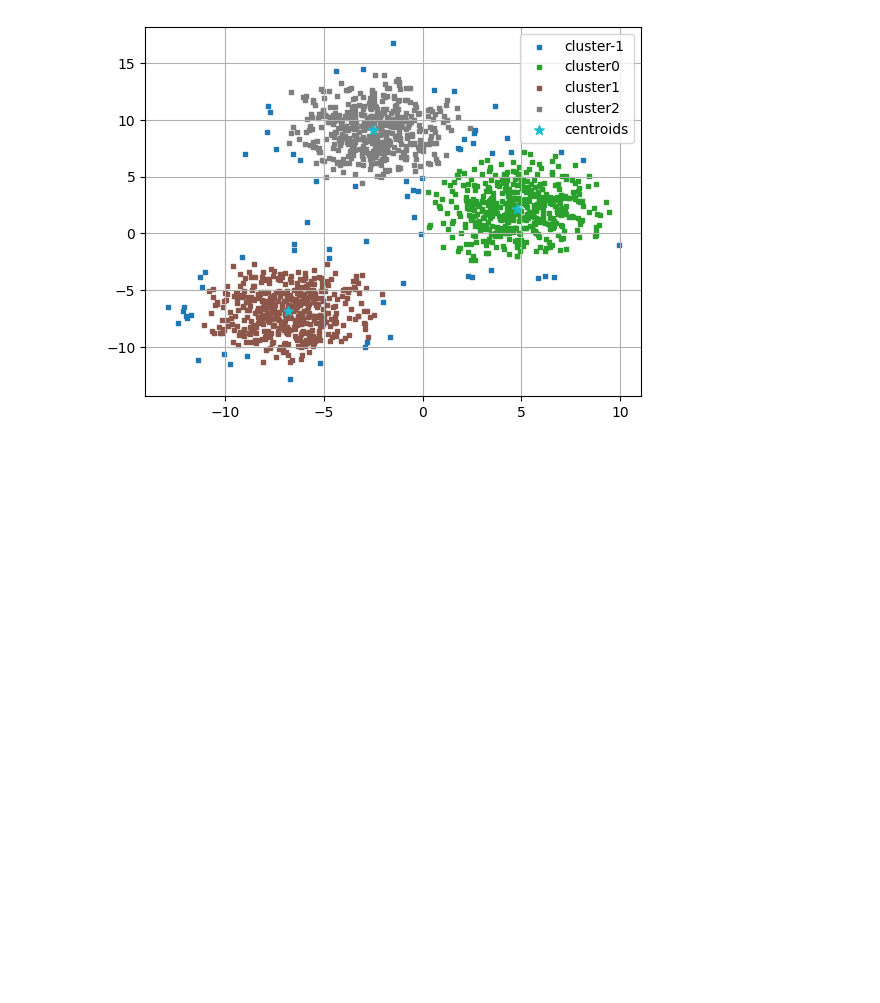
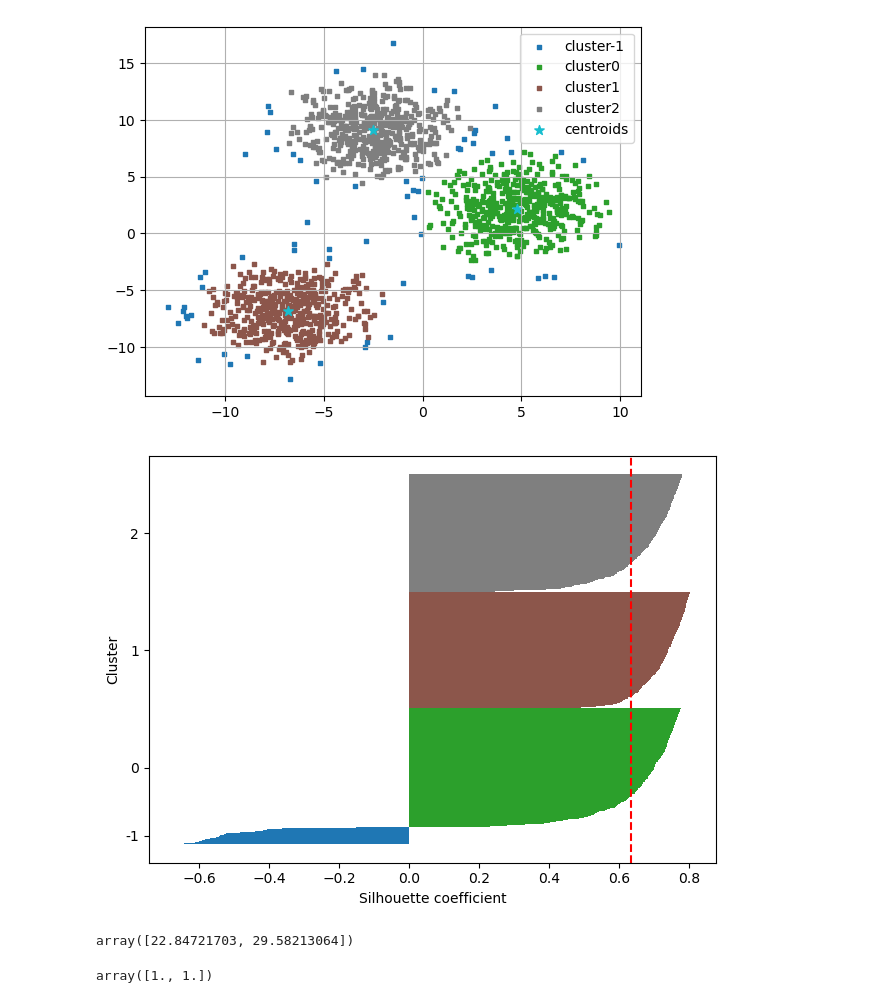
Before and after one commit to Rezashatery/clustering-DBSCAN, a Jupyter notebook: clustering-DBSCAN.ipynb, the cells around one changed output. Cells and saved outputs as stored; diff of their text form; code cells hidden in the pictures; blank space fills up the shorter version.

Commit message:
plot_silhouette

```diff
--- a/clustering-DBSCAN.ipynb
+++ b/clustering-DBSCAN.ipynb
@@ -245,3 +245,53 @@ array([[ 4.78930786,  2.14109441],
 plot_clusters(X,y_db,dim=(focus[0],focus[1]), points = cluster_centers)
 # %% [output]
 [figure]
+# %%
+import numpy as np
+import matplotlib.pyplot as plt
+from matplotlib import cm
+
+def plot_silhouette(silhouette_vals, y,
+ 					colors = cm.tab10
+					):
+    """
+    Plotting silhouette scores for the individual samples of a labelled data set.
+    The scores will be grouped according to labels and sorted in descending order.
+    The bars are proportional to the score and the color is determined by the label.
+
+    silhouette_vals: the silhouette values of the samples
+    y:               the labels of the samples
+
+    """
+    cluster_labels = np.unique(y)
+    n_clusters = len(cluster_labels)
+    y_ax_lower, y_ax_upper = 0, 0
+    yticks = []
+    for i, c in enumerate(cluster_labels): # generate pairs index, cluster_label
+        c_silhouette_vals = silhouette_vals[y==c] # extracts records with the current cluster label
+        c_silhouette_vals.sort() # sort the silhouette vals for the current class
+        y_ax_upper += len(c_silhouette_vals)
+        color = colors(i / n_clusters)
+        plt.barh(range(y_ax_lower, y_ax_upper), c_silhouette_vals, height=1.0,
+                edgecolor='none', color=color)
+        yticks.append((y_ax_lower + y_ax_upper) / 2)
+        y_ax_lower += len(c_silhouette_vals)
+
+    silhouette_avg = np.mean(silhouette_vals)
+    plt.axvline(silhouette_avg, color="red", linestyle="--")
+    plt.yticks(yticks, cluster_labels)# + 1)
+    plt.ylabel('Cluster')
+    plt.xlabel('Silhouette coefficient')
+    plt.tight_layout()
+    # plt.savefig('./figures/silhouette.png', dpi=300)
+    plt.show()
+# %%
+silhouette = silhouette_samples(X,y_db)
+# from plot_silhouette import plot_silhouette  # python script provided separately
+
+plot_silhouette(silhouette,y_db)
+# %% [output]
+[figure, added]
+# %%
+np.max(X, axis=0)-np.min(X,axis=0)
+# %% [output]
+array([22.84721703, 29.58213064])
@@ -247,0 +305,4 @@ plot_clusters(X,y_db,dim=(focus[0],focus[1]), points = cluster_centers)
+# %%
+Xs.max(axis=0)-Xs.min(axis=0)
+# %% [output]
+array([1., 1.])
```
Also changed, not shown: parts of 1 cell of this notebook.
